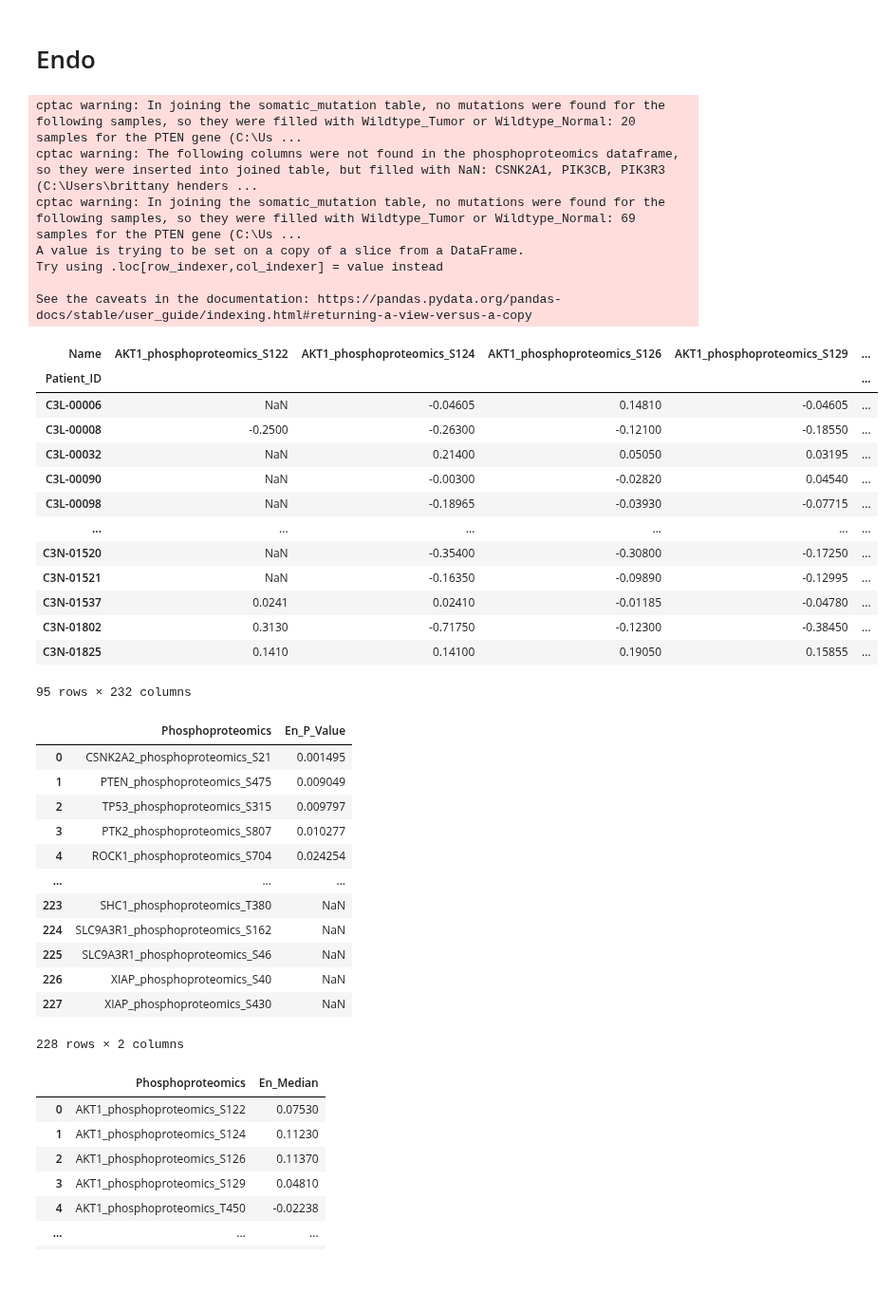
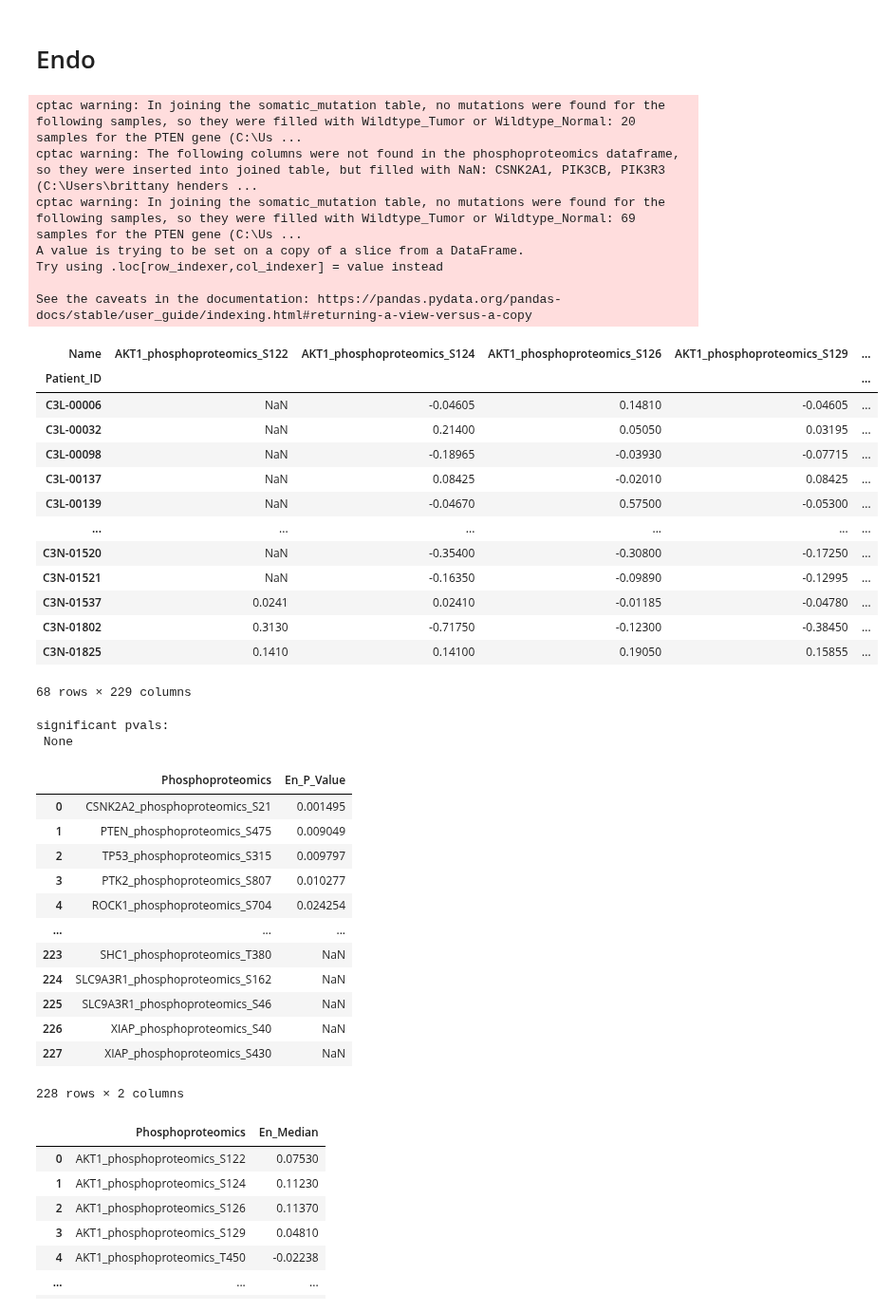
Before and after one commit to PayneLab/WhenMutationsDontMatter, a Jupyter notebook: PTEN/phospho_pval_median_table_interacting.ipynb, the cells around one changed output. Shown at 95% size. Cells and saved outputs as stored; diff of their text form; code cells hidden in the pictures; blank space fills up the shorter version.

Commit message:
fix duplicates in phospho tables

```diff
--- a/PTEN/phospho_pval_median_table_interacting.ipynb
+++ b/PTEN/phospho_pval_median_table_interacting.ipynb
@@ -137,57 +152,65 @@ g_merged
 # %% [markdown]
 # Endo
 # %%
-#Endo ttest
-
-mut_type_gbm = endo.get_genotype_all_vars(gene)
+mut_type = endo.get_genotype_all_vars(gene)
 
 # merge cnv with genotype all mut type
 prot_and_mutations = endo.join_omics_to_mutations(
     mutations_genes = [gene], omics_df_name = 'phosphoproteomics', omics_genes = ip)
 prot_and_mutations = prot_and_mutations[prot_and_mutations.Sample_Status == "Tumor"] # drop Normal samples
 prot_and_mutations = endo.reduce_multiindex(prot_and_mutations, flatten = True)
 ip_df = prot_and_mutations.iloc[:,:-4] #drop mutation, location cols
-mut_type_gbm = mut_type_gbm[['Mutation']]
-merged = ip_df.join(mut_type_gbm) # merge mutation col from function (includes cnv)
+mut_type = mut_type[['Mutation']]
+merged = ip_df.join(mut_type) # merge mutation col from function (includes cnv)
 
 # Keep two values to compare
 compare = ['Wildtype_Tumor','Nonsense_Mutation','Frame_Shift_Ins','Frame_Shift_Del']
 get = merged['Mutation'].isin(compare)
 trunc_wt = merged[get]
 trunc_wt['Mutation'] = np.where(
                 trunc_wt['Mutation'] == 'Wildtype_Tumor', 'Wildtype_Tumor', 'Truncation')
 trunc_wt['Mutation'].value_counts()
-#trunc_wt
-prot_and_mutations
+trunc_wt
 # %% [output]
 cptac warning: In joining the somatic_mutation table, no mutations were found for the following samples, so they were filled with Wildtype_Tumor or Wildtype_Normal: 20 samples for the PTEN gene (C:\Us ...
 cptac warning: The following columns were not found in the phosphoproteomics dataframe, so they were inserted into joined table, but filled with NaN: CSNK2A1, PIK3CB, PIK3R3 (C:\Users\brittany henders ...
 cptac warning: In joining the somatic_mutation table, no mutations were found for the following samples, so they were filled with Wildtype_Tumor or Wildtype_Normal: 69 samples for the PTEN gene (C:\Us ...
 A value is trying to be set on a copy of a slice from a DataFrame.
 Try using .loc[row_indexer,col_indexer] = value instead
 
 See the caveats in the documentation: https://pandas.pydata.org/pandas-docs/stable/user_guide/indexing.html#returning-a-view-versus-a-copy
 | Name | AKT1_phosphoproteomics_S122 | AKT1_phosphoproteomics_S124 | AKT1_phosphoproteomics_S126 | AKT1_phosphoproteomics_S129 | ... |
 | Patient_ID |  |  |  |  | ... |
 | C3L-00006 | NaN | -0.04605 | 0.14810 | -0.04605 | ... |
-| C3L-00008 | -0.2500 | -0.26300 | -0.12100 | -0.18550 | ... |
 | C3L-00032 | NaN | 0.21400 | 0.05050 | 0.03195 | ... |
-| C3L-00090 | NaN | -0.00300 | -0.02820 | 0.04540 | ... |
 | C3L-00098 | NaN | -0.18965 | -0.03930 | -0.07715 | ... |
+| C3L-00137 | NaN | 0.08425 | -0.02010 | 0.08425 | ... |
+| C3L-00139 | NaN | -0.04670 | 0.57500 | -0.05300 | ... |
 | ... | ... | ... | ... | ... | ... |
 | C3N-01520 | NaN | -0.35400 | -0.30800 | -0.17250 | ... |
 | C3N-01521 | NaN | -0.16350 | -0.09890 | -0.12995 | ... |
 | C3N-01537 | 0.0241 | 0.02410 | -0.01185 | -0.04780 | ... |
 | C3N-01802 | 0.3130 | -0.71750 | -0.12300 | -0.38450 | ... |
 | C3N-01825 | 0.1410 | 0.14100 | 0.19050 | 0.15855 | ... |
-95 rows × 232 columns
+68 rows × 229 columns
 # %%
 cols = list(trunc_wt.columns[:-1])
 
+# Get only sig sites
+e_sig = u.wrap_ttest(trunc_wt, 'Mutation', cols, correction_method = 'fdr_bh')
+if e_sig is not None:
+    e_sig_list = list(e_sig.Comparison)
+else:
+    e_sig_list = None
+
+print('significant pvals: \n', e_sig)
+# Get all pvals
 e_pval = u.wrap_ttest(trunc_wt, 'Mutation', cols, return_all = True,correction_method = 'fdr_bh')
 e_pval = e_pval.rename(columns = {'Comparison': 'Phosphoproteomics','P_Value': 'En_P_Value'})
 e_pval
 # %% [output]
+significant pvals:
+ None
 |  | Phosphoproteomics | En_P_Value |
 | 0 | CSNK2A2_phosphoproteomics_S21 | 0.001495 |
 | 1 | PTEN_phosphoproteomics_S475 | 0.009049 |
@@ -200,7 +223,7 @@ e_pval
 | 225 | SLC9A3R1_phosphoproteomics_S46 | NaN |
 | 226 | XIAP_phosphoproteomics_S40 | NaN |
 | 227 | XIAP_phosphoproteomics_S430 | NaN |
-228 rows × 2 columns
+228 rows × 2 columns
 # %%
 t = trunc_wt[trunc_wt.Mutation == "Truncation"]
 wt = trunc_wt[trunc_wt.Mutation == "Wildtype_Tumor"]
```
Also changed, not shown: parts of 32 cells of this notebook, 1 other file.
